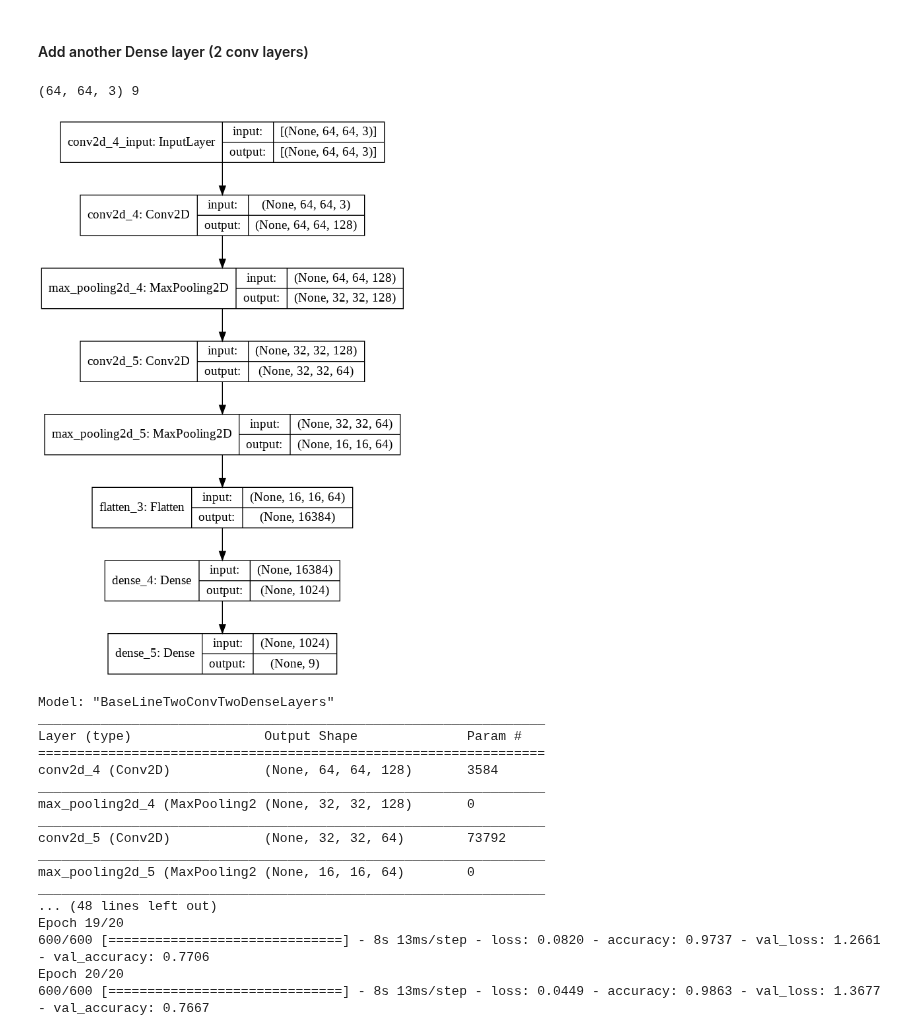
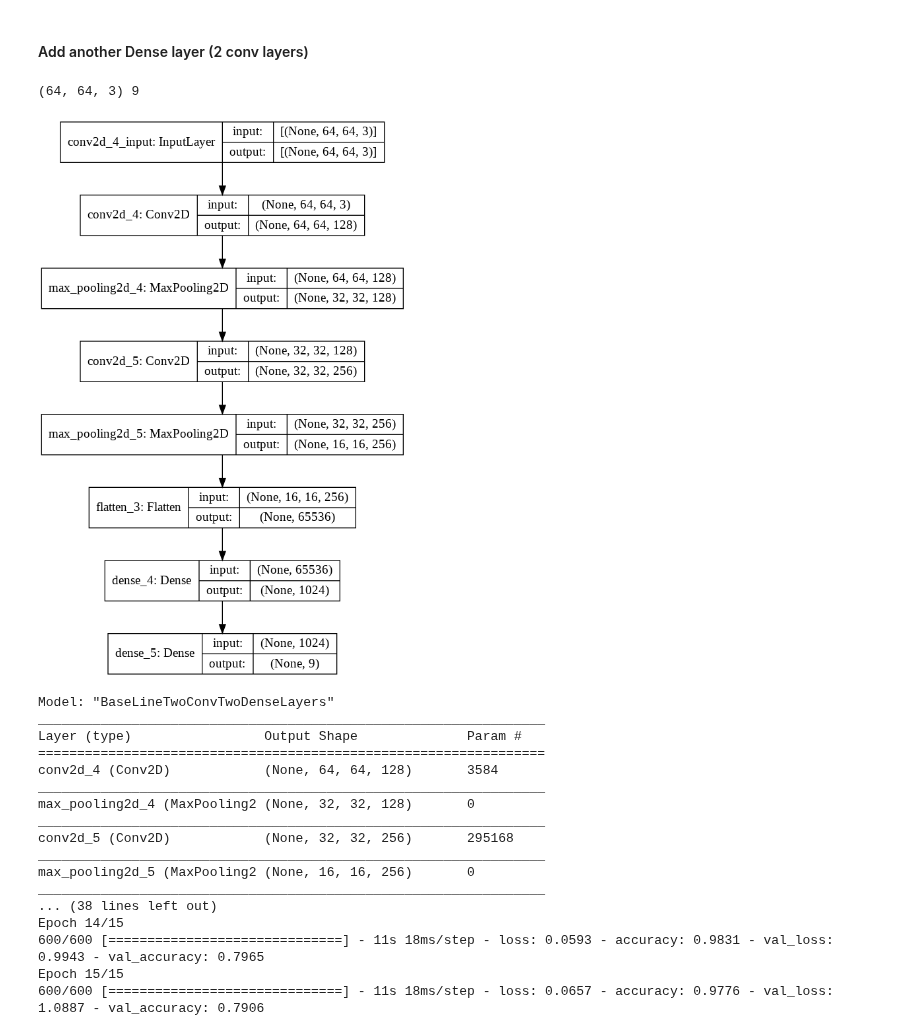
Before and after one commit to rajbircit/assignments, a Jupyter notebook: dl_a2/dl_assignment2_master.ipynb, the cells around one changed output. Saved outputs shown, nothing was run; the diff lists cells and outputs as text; code cells hidden in the pictures.

```diff
--- a/dl_a2/dl_assignment2_master.ipynb
+++ b/dl_a2/dl_assignment2_master.ipynb
@@ -258,7 +302,7 @@ class BaselineTwoConvOneDenseLayers:
         model.add(tf.keras.layers.Conv2D(128, (3,3), padding='same', \
                   input_shape=inshape, activation='relu'))
         model.add(tf.keras.layers.MaxPooling2D(2, 2,))
-        model.add(tf.keras.layers.Conv2D(64, (3, 3), padding='same', \
+        model.add(tf.keras.layers.Conv2D(256, (3, 3), padding='same', \
                                          activation='relu'))
         model.add(tf.keras.layers.MaxPooling2D(2, 2,))
         model.add(tf.keras.layers.Flatten())
@@ -309,2 +346,0 @@ Best validation loss: 0.518493115901947, epoch = 11
-# %%
-N_EPOCHS = 20
@@ -317,35 +359,35 @@ class BaselineTwoConvTwoDenseLayers:
         print(inshape, nlabels)
         inputShape = trainX[0].shape
         model = tf.keras.Sequential(name="BaseLineTwoConvTwoDenseLayers")
         model.add(tf.keras.layers.Conv2D(128, (3,3), padding='same', \
                   input_shape=inshape, activation='relu'))
         model.add(tf.keras.layers.MaxPooling2D(2, 2,))
-        model.add(tf.keras.layers.Conv2D(64, (3, 3), padding='same', \
+        model.add(tf.keras.layers.Conv2D(256, (3, 3), padding='same', \
                                          activation='relu'))
         model.add(tf.keras.layers.MaxPooling2D(2, 2,))
         model.add(tf.keras.layers.Flatten())
         model.add(tf.keras.layers.Dense(1024, activation='relu'))
         model.add(tf.keras.layers.Dense(nlabels, activation='softmax'))
         plot = tf.keras.utils.plot_model(model, show_shapes=True, \
                                          expand_nested=True)
         IPython.display.display(plot)
         print(model.summary())
         return model
 
 n_classes = len(np.unique(np.concatenate((trainY, valY))))
 
 model = BaselineTwoConvTwoDenseLayers.build(tuple(trainX[0].shape), n_classes)
 model.compile(optimizer='adam', \
               loss='sparse_categorical_crossentropy', \
               metrics=['accuracy'])
 print(trainX.shape)
 history = model.fit(trainX, trainY, \
                     validation_data=(valX, valY),\
                     batch_size=32,\
                     epochs=N_EPOCHS)
 # %% [output]
 (64, 64, 3) 9
-[figure, old version]
+[figure, new version]
 Model: "BaseLineTwoConvTwoDenseLayers"
 _________________________________________________________________
 Layer (type)                 Output Shape              Param #
@@ -354,12 +396,12 @@ conv2d_4 (Conv2D)            (None, 64, 64, 128)       3584
 _________________________________________________________________
 max_pooling2d_4 (MaxPooling2 (None, 32, 32, 128)       0
 _________________________________________________________________
-conv2d_5 (Conv2D)            (None, 32, 32, 64)        73792
+conv2d_5 (Conv2D)            (None, 32, 32, 256)       295168
 _________________________________________________________________
-max_pooling2d_5 (MaxPooling2 (None, 16, 16, 64)        0
+max_pooling2d_5 (MaxPooling2 (None, 16, 16, 256)       0
 _________________________________________________________________
-... (48 lines left out)
-Epoch 19/20
-600/600 [==============================] - 8s 13ms/step - loss: 0.0820 - accuracy: 0.9737 - val_loss: 1.2661 - val_accuracy: 0.7706
-Epoch 20/20
-600/600 [==============================] - 8s 13ms/step - loss: 0.0449 - accuracy: 0.9863 - val_loss: 1.3677 - val_accuracy: 0.7667
+... (38 lines left out)
+Epoch 14/15
+600/600 [==============================] - 11s 18ms/step - loss: 0.0593 - accuracy: 0.9831 - val_loss: 0.9943 - val_accuracy: 0.7965
+Epoch 15/15
+600/600 [==============================] - 11s 18ms/step - loss: 0.0657 - accuracy: 0.9776 - val_loss: 1.0887 - val_accuracy: 0.7906
```
Also changed, not shown: parts of 17 cells of this notebook.
